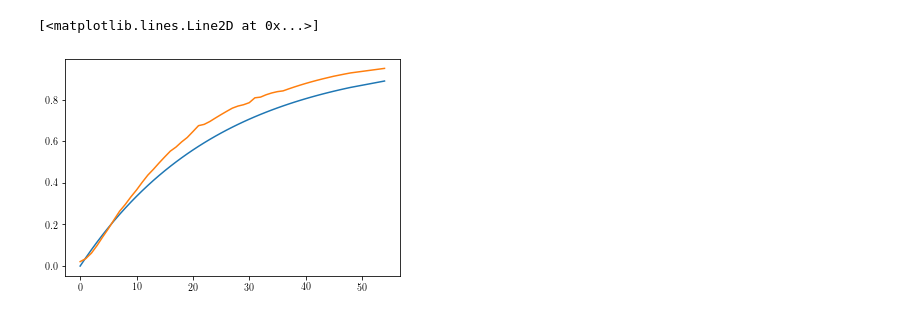
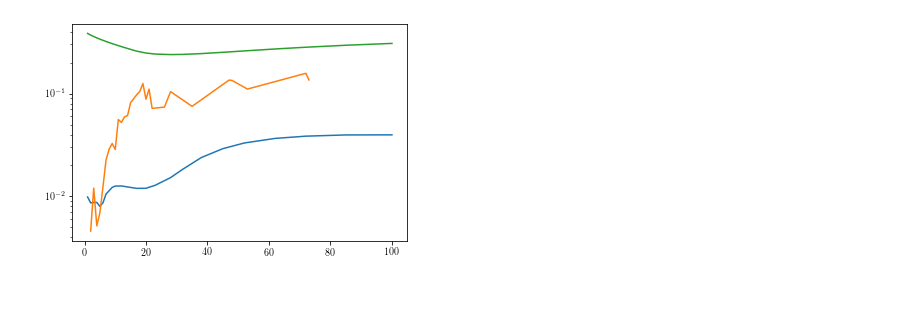
Before and after one commit to charlesmurphy1/dynalearn, a Jupyter notebook: notebooks/experimenting.ipynb, the cells around one changed output. Cells and saved outputs as stored; diff of their text form; code cells hidden in the pictures.

```diff
--- a/notebooks/experimenting.ipynb
+++ b/notebooks/experimenting.ipynb
@@ -4,5 +4,7 @@ import matplotlib.pyplot as plt
 import dynalearn as dl
 import h5py
 # %%
-path = "../data/training/summaries/sis-ba-1000.h5"
-h5file = h5py.File(path, "r")
+name = "sis-ba-10000"
+path = f"../data/training/summaries/{name}.h5"
+h5file = h5py.File(path, "r+")
+h5file.keys()
@@ -9,11 +40,16 @@ h5file = h5py.File(path, "r")
 # %%
-data = h5file["ltp-true/S-I"][...]
+data = h5file["jsd-true-gnn"][...]
 x, y, el, eh = data[:,0], data[:,1], data[:,2], data[:,3]
 plt.plot(x, y)
 
-data = h5file["ltp-gnn/S-I"][...]
+data = h5file["jsd-true-mle"][...]
 x, y, el, eh = data[:,0], data[:,1], data[:,2], data[:,3]
 plt.plot(x, y)
+
+data = h5file["jsd-true-uni"][...]
+x, y, el, eh = data[:,0], data[:,1], data[:,2], data[:,3]
+plt.plot(x, y)
+
+plt.yscale('log')
 # %% [output]
-[<matplotlib.lines.Line2D at 0x...>]
-[figure, old version]
+[figure, new version]
```
Also changed, not shown: parts of 4 cells of this notebook.
